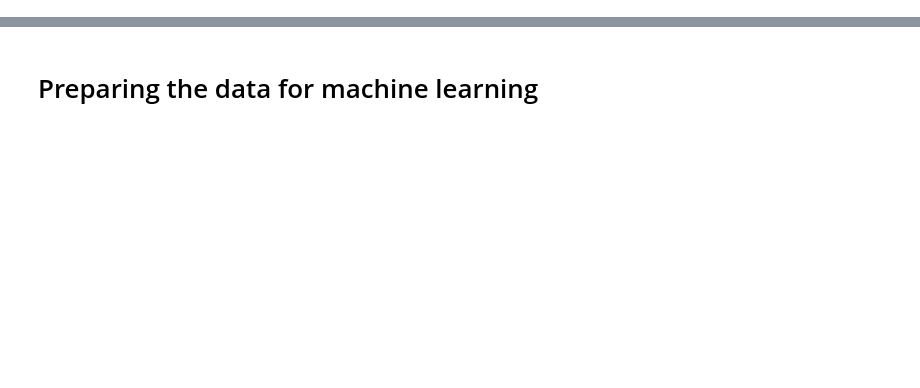
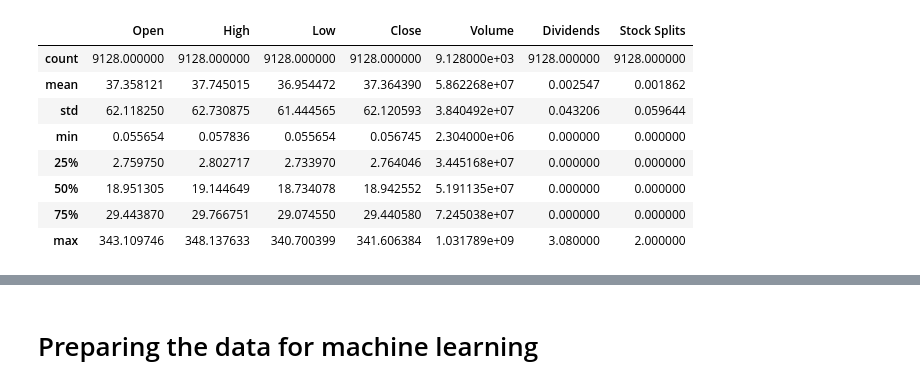
Before and after one commit to TamKhong0309/Stock_price_prediction_scikit_learn, a Jupyter notebook: stock_predict_with_scikitlearn-1.ipynb, the cells around one changed output, grey strips where cells are left out. Drawn from its saved outputs; the diff is of its cells as text; code cells hidden in the pictures; blank space fills up the shorter version.

```diff
--- a/stock_predict_with_scikitlearn-1.ipynb
+++ b/stock_predict_with_scikitlearn-1.ipynb
@@ -24,3 +35,13 @@ msft.plot.line(y='Close', use_index=True)
 # %%
-msft.describe()
+msft_hist.describe()
+# %% [output]
+|  | Open | High | Low | Close | Volume | Dividends | Stock Splits |
+| count | 9128.000000 | 9128.000000 | 9128.000000 | 9128.000000 | 9.128000e+03 | 9128.000000 | 9128.000000 |
+| mean | 37.358121 | 37.745015 | 36.954472 | 37.364390 | 5.862268e+07 | 0.002547 | 0.001862 |
+| std | 62.118250 | 62.730875 | 61.444565 | 62.120593 | 3.840492e+07 | 0.043206 | 0.059644 |
+| min | 0.055654 | 0.057836 | 0.055654 | 0.056745 | 2.304000e+06 | 0.000000 | 0.000000 |
+| 25% | 2.759750 | 2.802717 | 2.733970 | 2.764046 | 3.445168e+07 | 0.000000 | 0.000000 |
+| 50% | 18.951305 | 19.144649 | 18.734078 | 18.942552 | 5.191135e+07 | 0.000000 | 0.000000 |
+| 75% | 29.443870 | 29.766751 | 29.074550 | 29.440580 | 7.245038e+07 | 0.000000 | 0.000000 |
+| max | 343.109746 | 348.137633 | 340.700399 | 341.606384 | 1.031789e+09 | 3.080000 | 2.000000 |
 # %%
```
Also changed, not shown: parts of 29 cells of this notebook.
